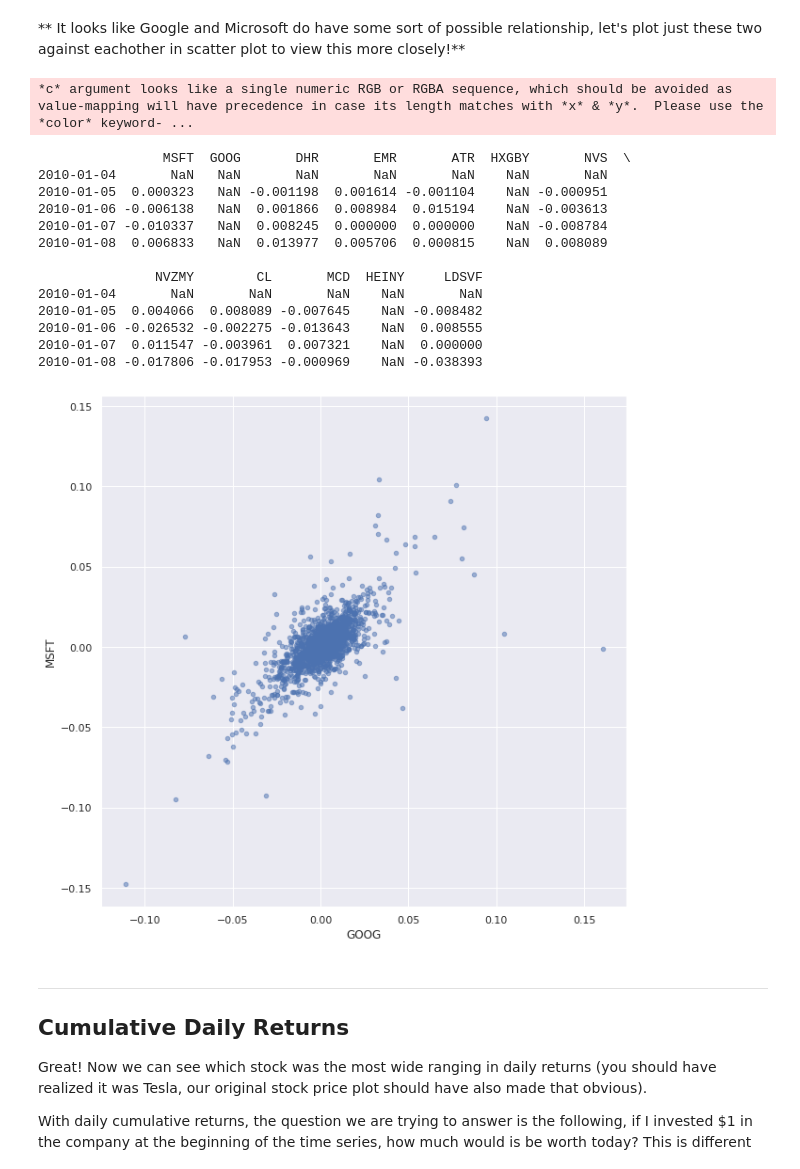
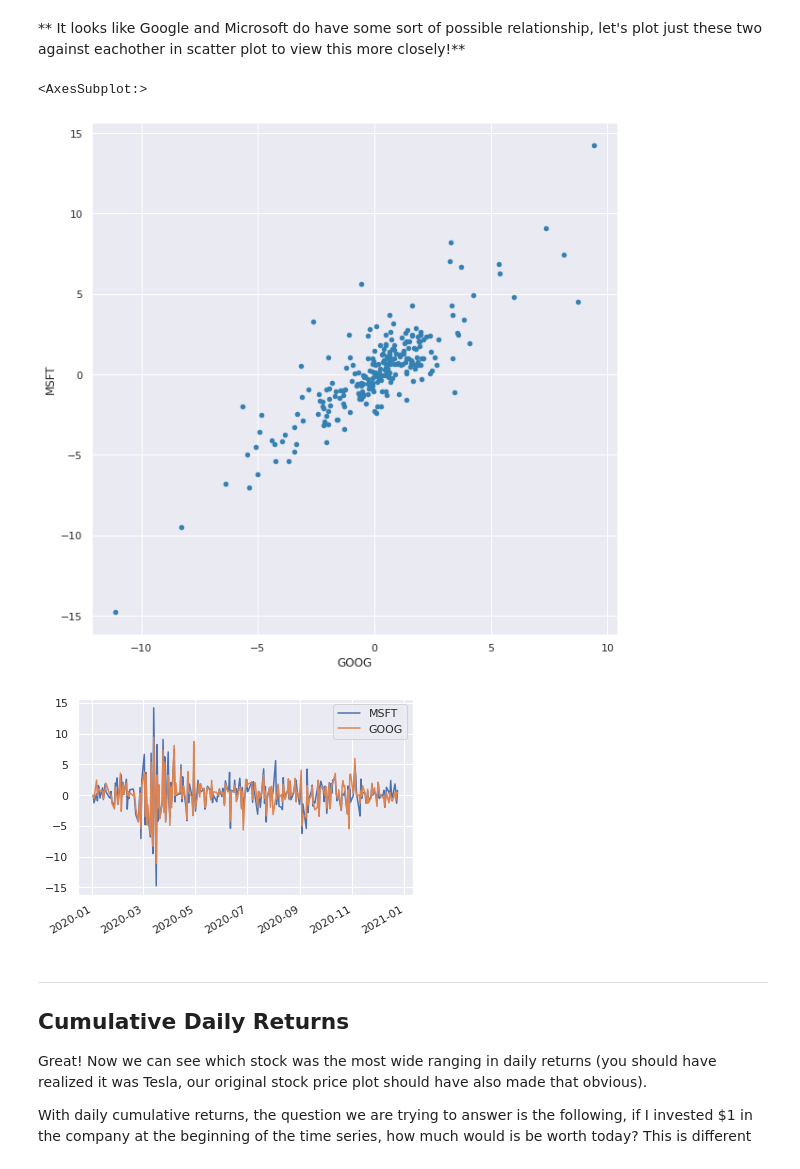
Before and after one commit to sven227/alphapp, a Jupyter notebook: stocks_pf_basic_analysis.ipynb, the cells around one changed output. Cells and saved outputs as stored; diff of their text form; code cells hidden in the pictures.

```diff
--- a/stocks_pf_basic_analysis.ipynb
+++ b/stocks_pf_basic_analysis.ipynb
@@ -52,8 +52,8 @@ rename_column = True
 
 
 usecols = ["timestamp", "adjusted_close"]
-startd = "2010-01-01"
-endd = "2020-09-17"
+startd = "2020-01-01"
+endd = "2020-12-28"
 
 print('usecols:', usecols)
 print('startd',startd)
@@ -698,7 +698,8 @@ This defines r_t (return at time t) as equal to the price at time t divided by t
 #gm['returns']=gm['close'].pct_change(1)
 #ford['returns']=ford['close'].pct_change(1)
 # %%
-df_returns = (pf/pf.shift(1))-1
+#as a %
+df_returns = ((pf/pf.shift(1))-1)*100
 #ret = pf.pct_change(1)
 pprint.pprint(df_returns.head())
 
@@ -707,19 +708,7 @@ print('___________________')
 df1_returns = pf_filtered(df_returns, startd, bool_list_high_tech)
 
 
-print('\n high_tech:')
-#df1_returns = (pf1/pf1.shift(1))-1
-pprint.pprint(df1_returns.head(3))
+df2_returns = pf_filtered(df_returns, startd, bool_list_industry)
 
-
-print('\n industry:')
-#df2_returns = (pf2/pf2.shift(1))-1
-df2_returns = pf_filtered(df_returns, startd, bool_list_industry)
-pprint.pprint(df2_returns.head(3))
-
-
-print('\n consumer: ')
-#df3_returns = (pf3/pf3.shift(1))-1
 df3_returns = pf_filtered(df_returns, startd, bool_list_consumer)
-pprint.pprint(df3_returns.head(3))
 # %% [output]
@@ -804,0 +761,8 @@ plt.legend();
+# %%
+df_returns.fillna(value=0,inplace=True)
+data = []
+
+for i in df_returns.columns:
+    data.append(df_returns[i].values)
+
+data
@@ -815,24 +882,13 @@ plt.legend();
 # %% [markdown]
 ** It looks like Google and Microsoft do have some sort of possible relationship, let's plot just these two against eachother in scatter plot to view this more closely!**
 # %%
-df_returns.plot(kind='scatter', x='GOOG', y='MSFT', alpha=0.5, figsize=(10,10));
-print(df_returns.head())
+_colors = np.array([[0.2, 0.5, 0.7]])
+df_returns[['MSFT','GOOG']].plot(kind='scatter', x='GOOG', y='MSFT', c=_colors, figsize=(10,10));
+df_returns[['MSFT','GOOG']].plot()
 # %% [output]
-*c* argument looks like a single numeric RGB or RGBA sequence, which should be avoided as value-mapping will have precedence in case its length matches with *x* & *y*.  Please use the *color* keyword- ...
+<AxesSubplot:>
-                MSFT  GOOG       DHR       EMR       ATR  HXGBY       NVS  \
-2010-01-04       NaN   NaN       NaN       NaN       NaN    NaN       NaN
-2010-01-05  0.000323   NaN -0.001198  0.001614 -0.001104    NaN -0.000951
-2010-01-06 -0.006138   NaN  0.001866  0.008984  0.015194    NaN -0.003613
-2010-01-07 -0.010337   NaN  0.008245  0.000000  0.000000    NaN -0.008784
-2010-01-08  0.006833   NaN  0.013977  0.005706  0.000815    NaN  0.008089
-
-               NVZMY        CL       MCD  HEINY     LDSVF
-2010-01-04       NaN       NaN       NaN    NaN       NaN
-2010-01-05  0.004066  0.008089 -0.007645    NaN -0.008482
-2010-01-06 -0.026532 -0.002275 -0.013643    NaN  0.008555
-2010-01-07  0.011547 -0.003961  0.007321    NaN  0.000000
-2010-01-08 -0.017806 -0.017953 -0.000969    NaN -0.038393
-[figure, old version]
+[figure, new version]
+[figure, added]
 # %% [markdown]
 ____
 ## Cumulative Daily Returns
```
Also changed, not shown: parts of 38 cells of this notebook, 8 other files.
